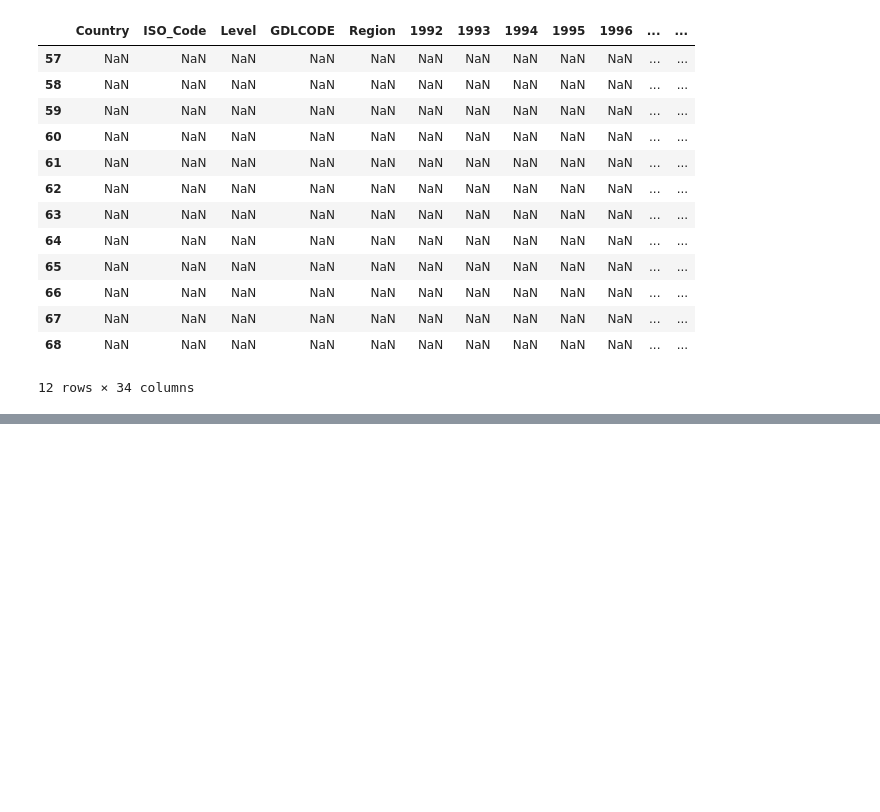
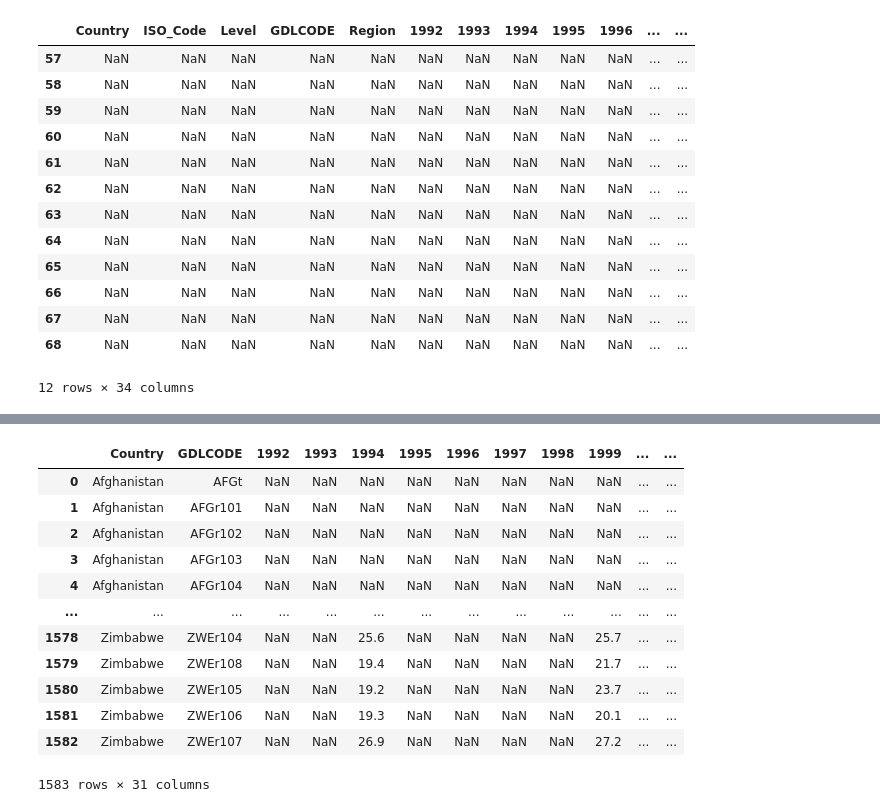
Before and after one commit to fayshaw/data_preprocessing, a Jupyter notebook: livwell.ipynb, the cells around one changed output, grey strips where cells are left out. Cells and saved outputs as stored; diff of their text form; code cells hidden in the pictures; blank space fills up the shorter version.

```diff
--- a/livwell.ipynb
+++ b/livwell.ipynb
@@ -646,0 +716,17 @@ armenia_gdl_melt
+# %%
+gdl_data = gdl[['Country', 'GDLCODE'] + gdl_year_cols]
+gdl_data
+# %% [output]
+|  | Country | GDLCODE | 1992 | 1993 | 1994 | 1995 | 1996 | 1997 | 1998 | 1999 | ... | ... |
+| 0 | Afghanistan | AFGt | NaN | NaN | NaN | NaN | NaN | NaN | NaN | NaN | ... | ... |
+| 1 | Afghanistan | AFGr101 | NaN | NaN | NaN | NaN | NaN | NaN | NaN | NaN | ... | ... |
+| 2 | Afghanistan | AFGr102 | NaN | NaN | NaN | NaN | NaN | NaN | NaN | NaN | ... | ... |
+| 3 | Afghanistan | AFGr103 | NaN | NaN | NaN | NaN | NaN | NaN | NaN | NaN | ... | ... |
+| 4 | Afghanistan | AFGr104 | NaN | NaN | NaN | NaN | NaN | NaN | NaN | NaN | ... | ... |
+| ... | ... | ... | ... | ... | ... | ... | ... | ... | ... | ... | ... | ... |
+| 1578 | Zimbabwe | ZWEr104 | NaN | NaN | 25.6 | NaN | NaN | NaN | NaN | 25.7 | ... | ... |
+| 1579 | Zimbabwe | ZWEr108 | NaN | NaN | 19.4 | NaN | NaN | NaN | NaN | 21.7 | ... | ... |
+| 1580 | Zimbabwe | ZWEr105 | NaN | NaN | 19.2 | NaN | NaN | NaN | NaN | 23.7 | ... | ... |
+| 1581 | Zimbabwe | ZWEr106 | NaN | NaN | 19.3 | NaN | NaN | NaN | NaN | 20.1 | ... | ... |
+| 1582 | Zimbabwe | ZWEr107 | NaN | NaN | 26.9 | NaN | NaN | NaN | NaN | 27.2 | ... | ... |
+1583 rows × 31 columns
```
Also changed, not shown: parts of 22 cells of this notebook.
